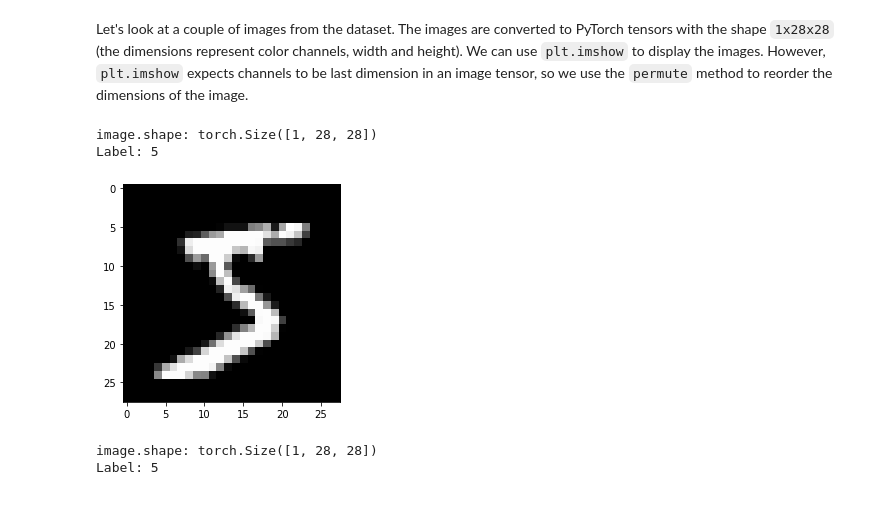
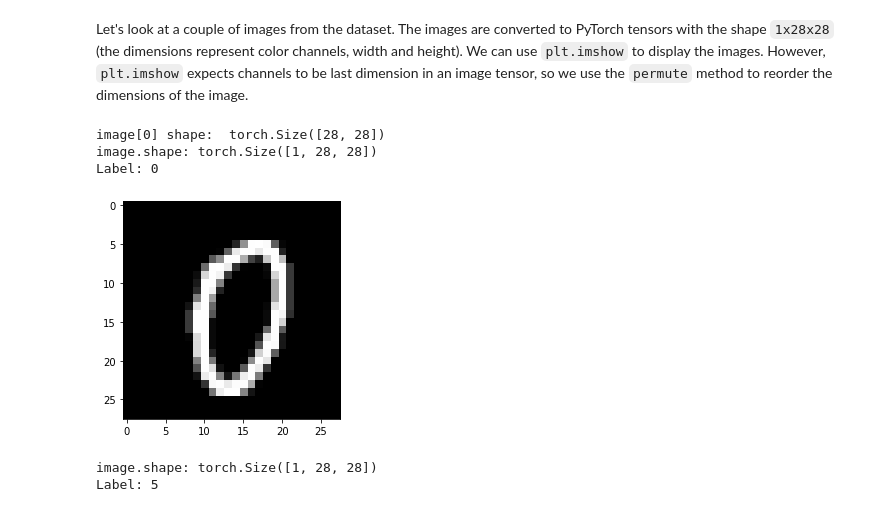
Before and after one commit to subro12/Assignments, a Jupyter notebook: 04_feedforward_nn.ipynb, the cells around one changed output. Saved outputs shown, nothing was run; the diff lists cells and outputs as text; code cells hidden in the pictures.

```diff
--- a/04_feedforward_nn.ipynb
+++ b/04_feedforward_nn.ipynb
@@ -116,14 +115,18 @@ Done!
 # %% [markdown]
 Let's look at a couple of images from the dataset. The images are converted to PyTorch tensors with the shape `1x28x28` (the dimensions represent color channels, width and height). We can use `plt.imshow` to display the images. However, `plt.imshow` expects channels to be last dimension in an image tensor, so we use the `permute` method to reorder the dimensions of the image.
 # %%
-image, label = dataset[0]
+# we permute because plt.imshow needs channel to be in the third dimension.So we permute
+# Another way to plot is, image[0]
+image, label = dataset[1000]
+print('image[0] shape: ',image[0].shape)
 print('image.shape:', image.shape)
-plt.imshow(image.permute(1, 2, 0), cmap='gray')
+plt.imshow(image[0], cmap='gray')
 print('Label:', label)
 # %% [output]
+image[0] shape:  torch.Size([28, 28])
 image.shape: torch.Size([1, 28, 28])
-Label: 5
+Label: 0
-[figure, old version]
+[figure, new version]
 # %%
 image, label = dataset[0]
 print('image.shape:', image.shape)
```
Also changed, not shown: parts of 4 cells of this notebook.
